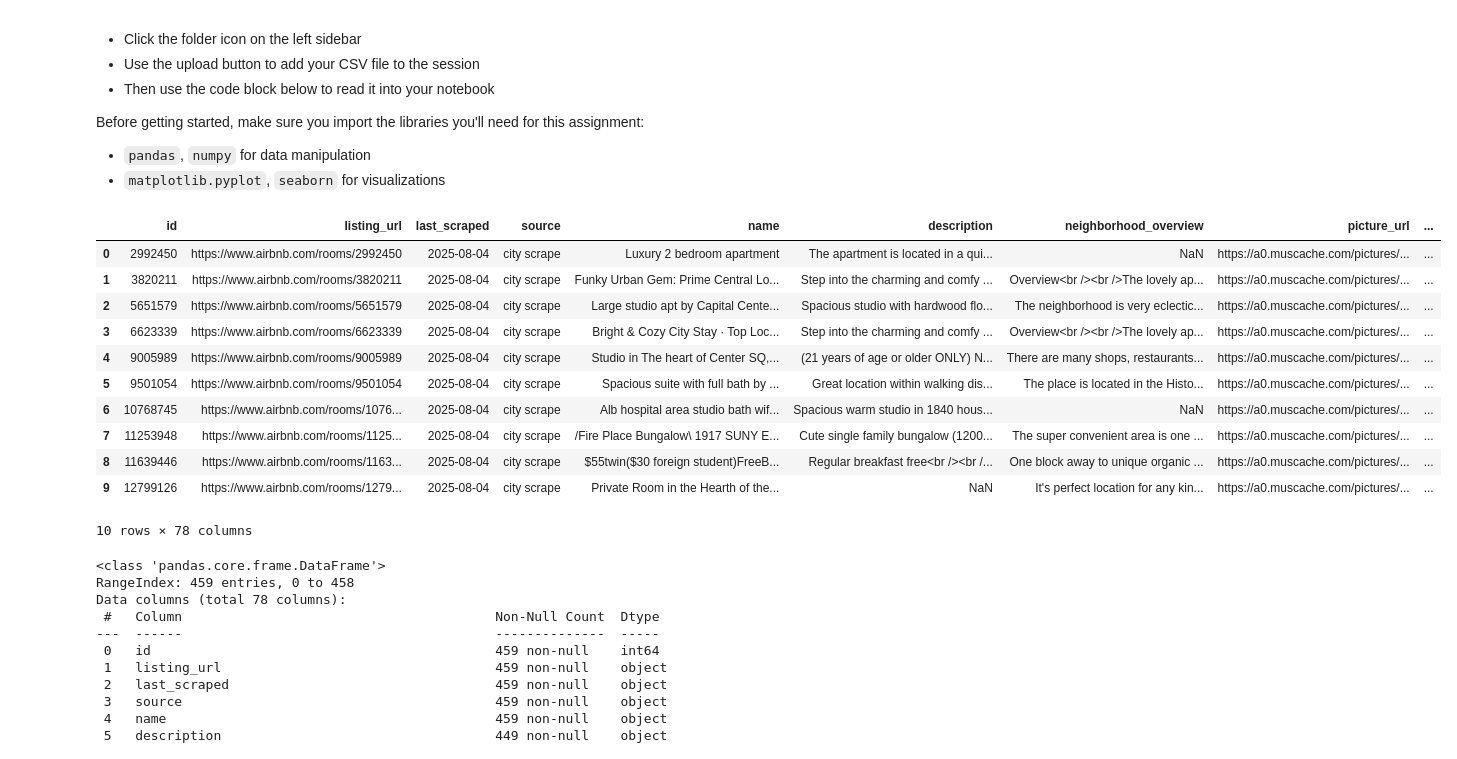
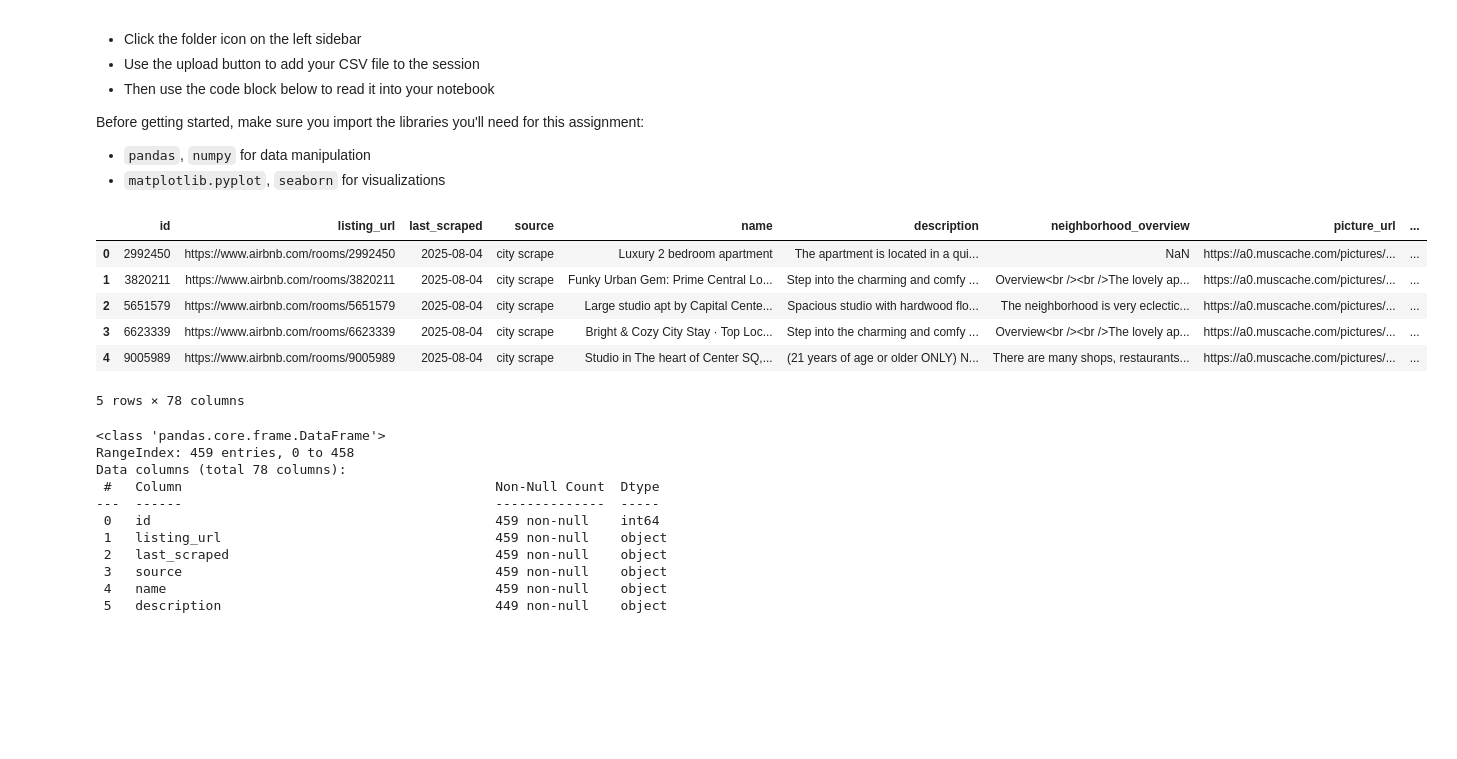
Before and after one commit to DataMiaoWH/DeepLearningExamples, a Jupyter notebook: Assignments/assignment_07_data_transformation.ipynb, the cells around one changed output. Saved outputs shown, nothing was run; the diff lists cells and outputs as text; code cells hidden in the pictures; blank space fills up the shorter version.

```diff
--- a/Assignments/assignment_07_data_transformation.ipynb
+++ b/Assignments/assignment_07_data_transformation.ipynb
@@ -46,22 +46,21 @@ Before getting started, make sure you import the libraries you'll need for this
 # %%
 # Add code here 🔧
 import pandas as pd
+import numpy as np
+import matplotlib.pyplot as plt
+import seaborn as sns
+
 path = 'cleaned_airbnb_data.csv'
 df = pd.read_csv(path)
-df.head(10)
+df.head()
 # %% [output]
 |  | id | listing_url | last_scraped | source | name | description | neighborhood_overview | picture_url | ... |
 | 0 | 2992450 | https://www.airbnb.com/rooms/2992450 | 2025-08-04 | city scrape | Luxury 2 bedroom apartment | The apartment is located in a qui... | NaN | https://a0.muscache.com/pictures/... | ... |
 | 1 | 3820211 | https://www.airbnb.com/rooms/3820211 | 2025-08-04 | city scrape | Funky Urban Gem: Prime Central Lo... | Step into the charming and comfy ... | Overview<br /><br />The lovely ap... | https://a0.muscache.com/pictures/... | ... |
 | 2 | 5651579 | https://www.airbnb.com/rooms/5651579 | 2025-08-04 | city scrape | Large studio apt by Capital Cente... | Spacious studio with hardwood flo... | The neighborhood is very eclectic... | https://a0.muscache.com/pictures/... | ... |
 | 3 | 6623339 | https://www.airbnb.com/rooms/6623339 | 2025-08-04 | city scrape | Bright & Cozy City Stay · Top Loc... | Step into the charming and comfy ... | Overview<br /><br />The lovely ap... | https://a0.muscache.com/pictures/... | ... |
 | 4 | 9005989 | https://www.airbnb.com/rooms/9005989 | 2025-08-04 | city scrape | Studio in The heart of Center SQ,... | (21 years of age or older ONLY) N... | There are many shops, restaurants... | https://a0.muscache.com/pictures/... | ... |
-| 5 | 9501054 | https://www.airbnb.com/rooms/9501054 | 2025-08-04 | city scrape | Spacious suite with full bath by ... | Great location within walking dis... | The place is located in the Histo... | https://a0.muscache.com/pictures/... | ... |
-| 6 | 10768745 | https://www.airbnb.com/rooms/1076... | 2025-08-04 | city scrape | Alb hospital area studio bath wif... | Spacious warm studio in 1840 hous... | NaN | https://a0.muscache.com/pictures/... | ... |
-| 7 | 11253948 | https://www.airbnb.com/rooms/1125... | 2025-08-04 | city scrape | /Fire Place Bungalow\ 1917 SUNY E... | Cute single family bungalow (1200... | The super convenient area is one ... | https://a0.muscache.com/pictures/... | ... |
-| 8 | 11639446 | https://www.airbnb.com/rooms/1163... | 2025-08-04 | city scrape | $55twin($30 foreign student)FreeB... | Regular breakfast free<br /><br /... | One block away to unique organic ... | https://a0.muscache.com/pictures/... | ... |
-| 9 | 12799126 | https://www.airbnb.com/rooms/1279... | 2025-08-04 | city scrape | Private Room in the Hearth of the... | NaN | It's perfect location for any kin... | https://a0.muscache.com/pictures/... | ... |
-10 rows × 78 columns
+5 rows × 78 columns
 # %%
 df.info()
 # %% [output]
```
Also changed, not shown: parts of 10 cells of this notebook.
